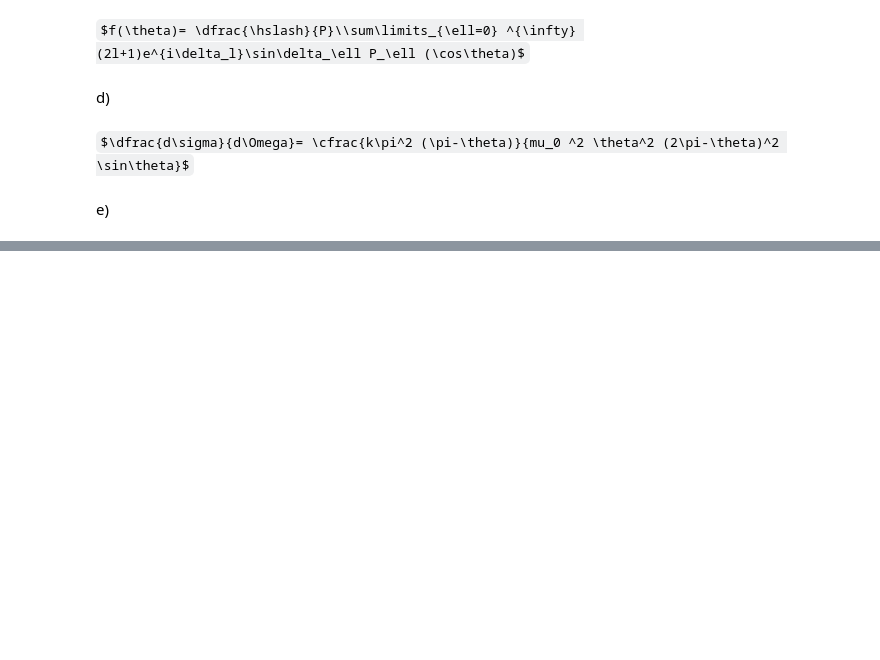
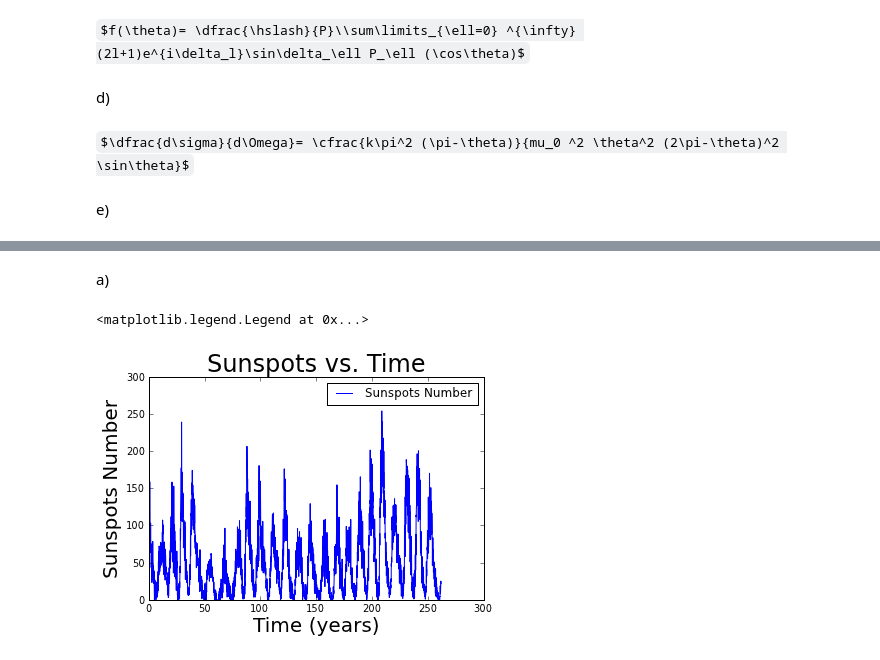
Before and after one commit to dgelfer/PHYS20213, a Jupyter notebook: Week3/Graphics_exercises2.ipynb, the cells around one changed output, grey strips where cells are left out. Saved outputs shown, nothing was run; the diff lists cells and outputs as text; code cells hidden in the pictures; some formulas as TeX source; blank space fills up the shorter version.

```diff
--- a/Week3/Graphics_exercises2.ipynb
+++ b/Week3/Graphics_exercises2.ipynb
@@ -34,0 +122,15 @@ e)
+# %%
+data = loadtxt("/Users/dangelfer/Documents/sunspots.txt",float)
+x = data[:,0]
+y = data[:,1]
+# %% [markdown]
+a)
+# %%
+plot(x/12,y,label = "Sunspots Number")
+xlabel("Time (years)",fontsize=20)
+ylabel("Sunspots Number",fontsize=20)
+title("Sunspots vs. Time",fontsize = 24)
+legend()
+# %% [output]
+<matplotlib.legend.Legend at 0x...>
+[figure, added]
```
Also changed, not shown: parts of 15 cells of this notebook, 2 other files.
